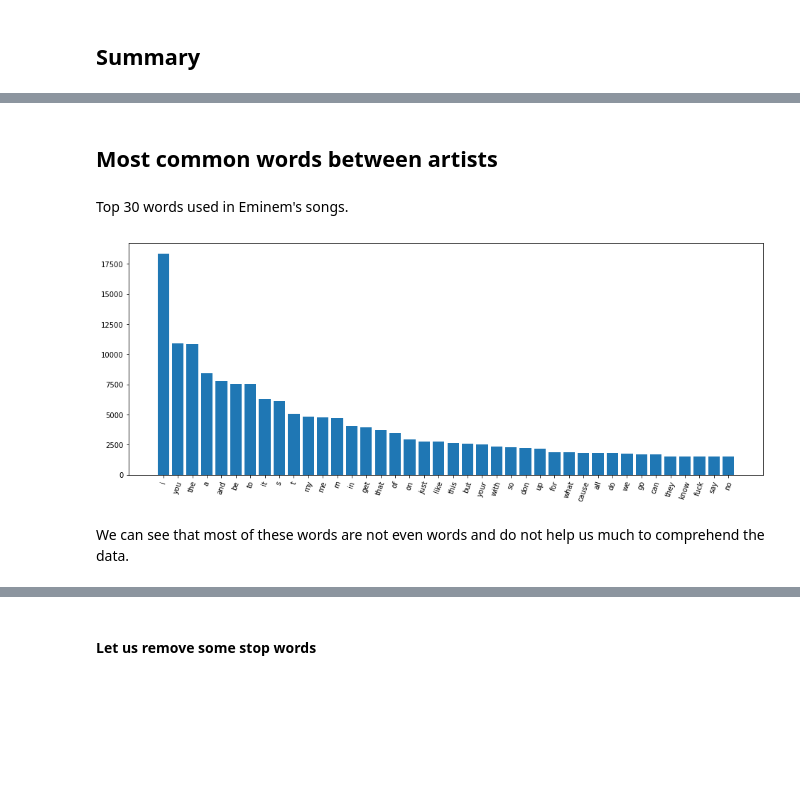
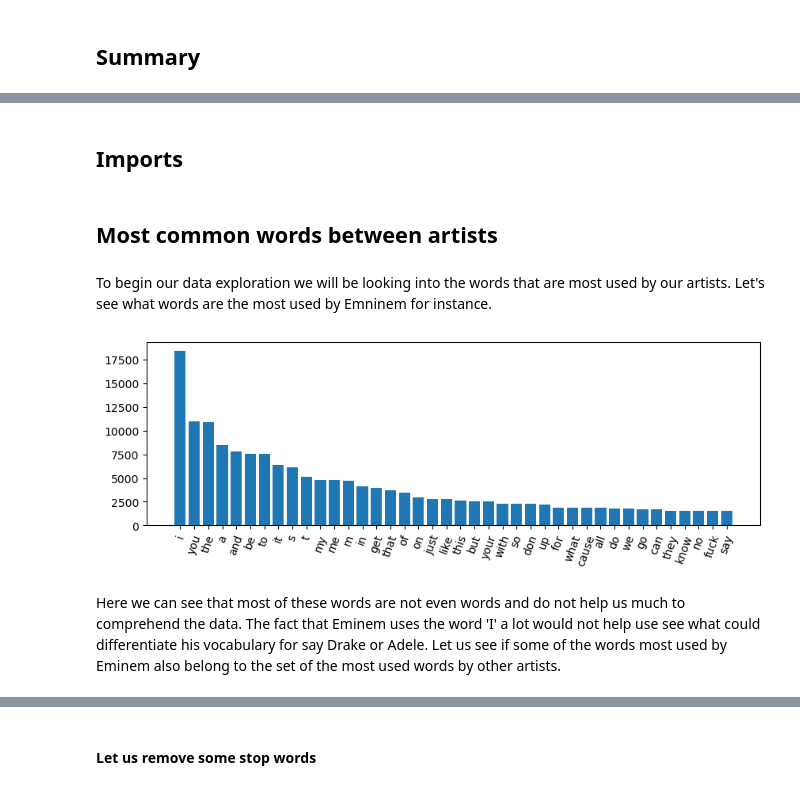
Before and after one commit to martinalex7/ProjetPython2A, a Jupyter notebook: rapports/2_data_exploratory_analysis.ipynb, the cells around one changed output, grey strips where cells are left out. Saved outputs shown, nothing was run; the diff lists cells and outputs as text; code cells hidden in the pictures; blank space fills up the shorter version.

```diff
--- a/rapports/2_data_exploratory_analysis.ipynb
+++ b/rapports/2_data_exploratory_analysis.ipynb
@@ -27,3 +18,5 @@ Successfully installed pywaffle-0.6.4
+# %% [markdown]
+## Imports <a class="anchor" id="chapter1"></a>
 # %%
 # Start with loading all necessary libraries
 import numpy as np
@@ -44,29 +43,28 @@ from pywaffle import Waffle
 # %% [markdown]
-## Most common words between artists
+## Most common words between artists  <a class="anchor" id="chapter2"></a>
-# %% [markdown]
-Top 30 words used in Eminem's songs.
+# %% [markdown]
+To begin our data exploration we will be looking into the words that are most used by our artists. Let's see what words are the most used by Emninem for instance.
 # %%
+from functions import *
 
-def tokenized_lyrics(lyrics):
-    # à voir comment améliorer en supprimant les stopwords + ponctuation
-    return word_tokenize(str(lyrics))
+df_eminem=pd.read_csv('artist_data/discography_Eminem')
 
-def dict_freq_words(tok_lyrics):
-    return dict(sorted(collections.Counter(tok_lyrics).items(), key = lambda item : item[1], reverse = True))
+#joining all of his lyrics from all of his albums into one big text
+text_eminem= " ".join( str(lyrics) for lyrics in df_eminem['Clean Lyrics'])
 
+#tokenizing said lyrics
+d= dict_freq_words(tokenized_lyrics(text_eminem))
 
-text= " ".join( str(lyrics) for lyrics in df2['Clean Lyrics'])
-
-d= dict_freq_words(tokenized_lyrics(text))
-
+#chosing the top 40 most used words
 top40= list(d.items())[:40]
 
+plt.rcParams['figure.figsize'] = [10, 3]
 plt.bar(range(len(top40)), [val[1] for val in top40], align='center')
 plt.xticks(range(len(top40)), [val[0] for val in top40])
 plt.xticks(rotation=70)
 plt.show()
 # %% [output]
-[figure, old version]
+[figure, new version]
-# %% [markdown]
-We can see that most of these words are not even words and do not help us much to comprehend the data.
+# %% [markdown]
+Here we can see that most of these words are not even words and do not help us much to comprehend the data. The fact that Eminem uses the word 'I' a lot would not help use see what could differentiate his vocabulary for say Drake or Adele. Let us see if some of the words most used by Eminem also belong to the set of the most used words by other artists.
 # %%
```
Also changed, not shown: parts of 25 cells of this notebook.
